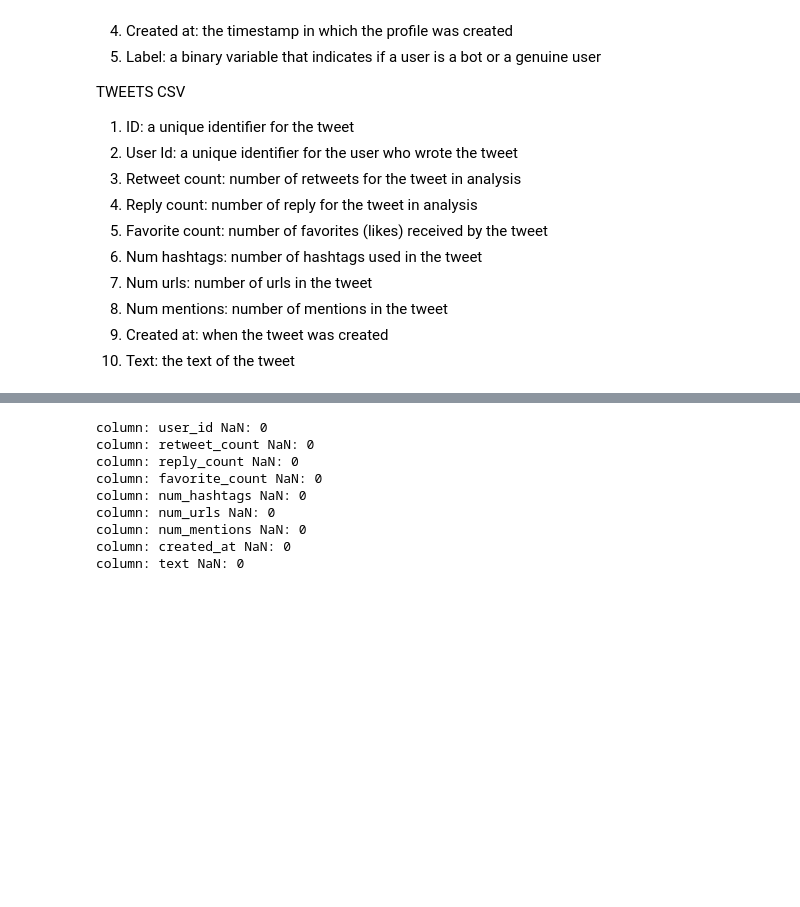
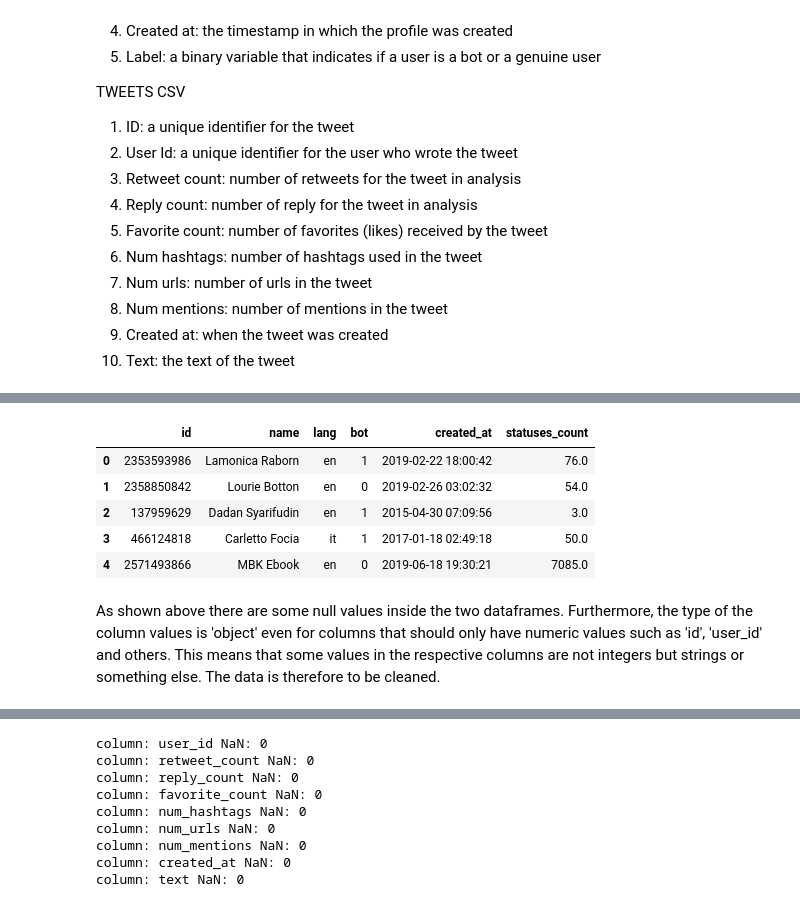
Before and after one commit to Sopralapanca/DM-twitter-dataset-analysis, a Jupyter notebook: DataMining_project.ipynb, the cells around one changed output, grey strips where cells are left out. Drawn from its saved outputs; the diff is of its cells as text; code cells hidden in the pictures; blank space fills up the shorter version.

```diff
--- a/DataMining_project.ipynb
+++ b/DataMining_project.ipynb
@@ -8,0 +72,12 @@ download_dataset()
+# %%
+import pandas as pd
+
+# se il pc non ve lo regge impostate il numero di righe e lavorateci su <3
+max_rows = 0
+
+if max_rows != 0:
+  tweets_df = pd.read_csv("./tweets.csv", nrows=max_rows)
+  users_df = pd.read_csv("./users.csv", nrows=max_rows)
+else:
+  tweets_df = pd.read_csv("./tweets.csv")
+  users_df = pd.read_csv("./users.csv")
@@ -28,10 +109,3 @@ TWEETS CSV
 8. Num mentions: number of mentions in the tweet
 9. Created at: when the tweet was created
 10. Text: the text of the tweet
-# %%
-import pandas as pd
-
-max_rows = 200000
-
-tweets_df = pd.read_csv("./content/tweets.csv", nrows=max_rows)
-users_df = pd.read_csv("./content/users.csv", nrows=max_rows)
@@ -39,0 +235,11 @@ users_df = pd.read_csv("./content/users.csv", nrows=max_rows)
+# %%
+users_df.head(5)
+# %% [output]
+|  | id | name | lang | bot | created_at | statuses_count |
+| 0 | 2353593986 | Lamonica Raborn | en | 1 | 2019-02-22 18:00:42 | 76.0 |
+| 1 | 2358850842 | Lourie Botton | en | 0 | 2019-02-26 03:02:32 | 54.0 |
+| 2 | 137959629 | Dadan Syarifudin | en | 1 | 2015-04-30 07:09:56 | 3.0 |
+| 3 | 466124818 | Carletto Focia | it | 1 | 2017-01-18 02:49:18 | 50.0 |
+| 4 | 2571493866 | MBK Ebook | en | 0 | 2019-06-18 19:30:21 | 7085.0 |
+# %% [markdown]
+As shown above there are some null values inside the two dataframes. Furthermore, the type of the column values is 'object' even for columns that should only have numeric values such as 'id', 'user_id' and others. This means that some values in the respective columns are not integers but strings or something else. The data is therefore to be cleaned.
```
Also changed, not shown: parts of 62 cells of this notebook.
